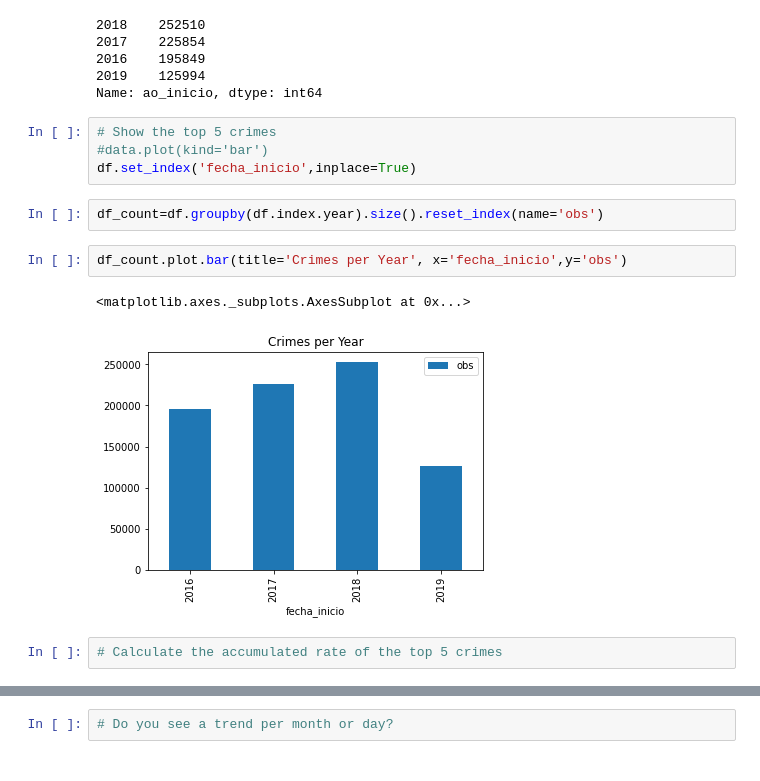
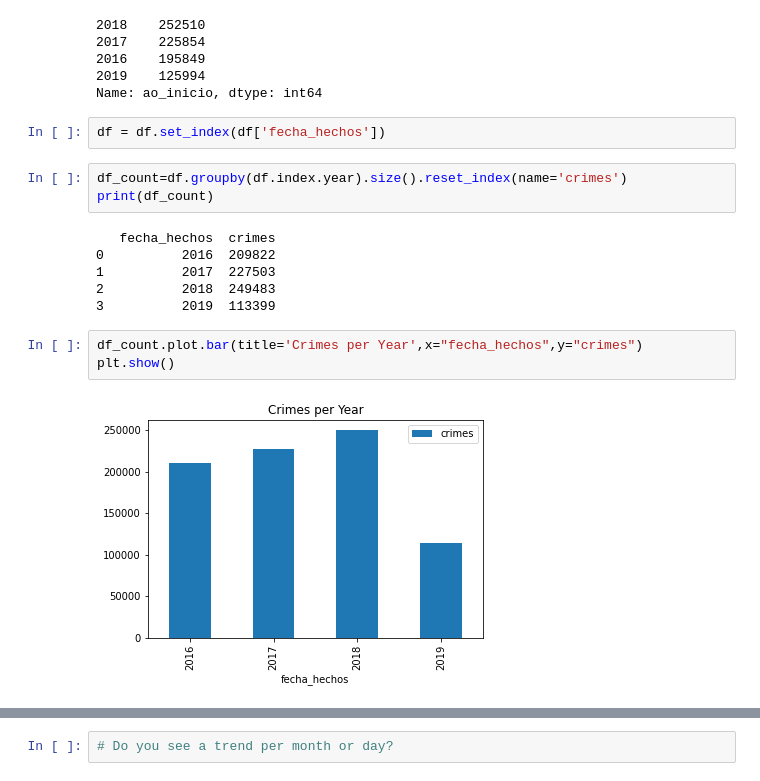
Before and after one commit to xalejandrow/interacting-with-the-twitter-api-project-tutorial, a Jupyter notebook: Crimes_4GKS.ipynb, the cells around one changed output, grey strips where cells are left out. Saved outputs shown, nothing was run; the diff lists cells and outputs as text.

```diff
--- a/Crimes_4GKS.ipynb
+++ b/Crimes_4GKS.ipynb
@@ -155,16 +155,19 @@ df['ao_inicio'].value_counts()
 2016    195849
 2019    125994
 Name: ao_inicio, dtype: int64
-# %%
-# Show the top 5 crimes
-#data.plot(kind='bar')
-df.set_index('fecha_inicio',inplace=True)
+# %%
+df = df.set_index(df['fecha_hechos'])
 # %%
-df_count=df.groupby(df.index.year).size().reset_index(name='obs')
+df_count=df.groupby(df.index.year).size().reset_index(name='crimes')
+print(df_count)
+# %% [output]
+   fecha_hechos  crimes
+0          2016  209822
+1          2017  227503
+2          2018  249483
+3          2019  113399
 # %%
-df_count.plot.bar(title='Crimes per Year', x='fecha_inicio',y='obs')
+df_count.plot.bar(title='Crimes per Year',x="fecha_hechos",y="crimes")
+plt.show()
 # %% [output]
-<matplotlib.axes._subplots.AxesSubplot at 0x...>
-[figure, old version]
+[figure, new version]
-# %%
-# Calculate the accumulated rate of the top 5 crimes
```
Also changed, not shown: parts of 10 cells of this notebook.
